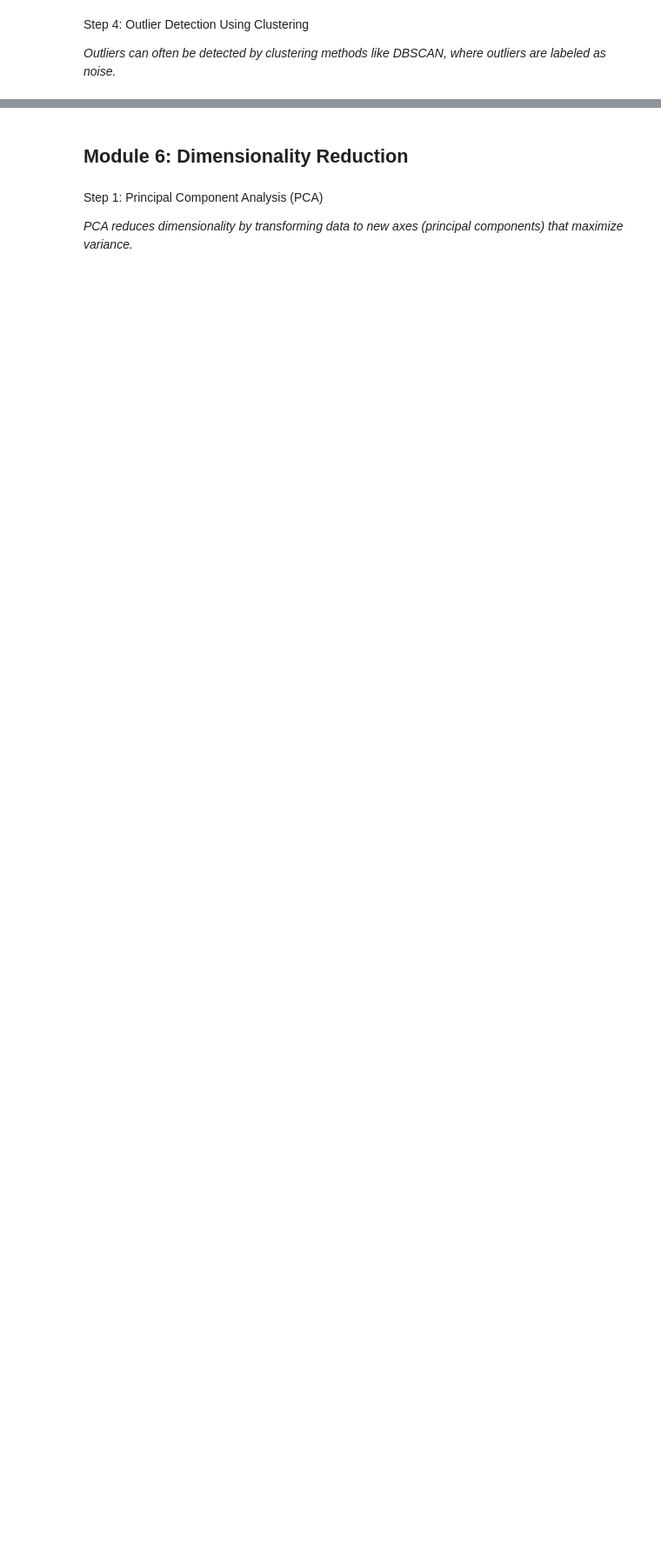
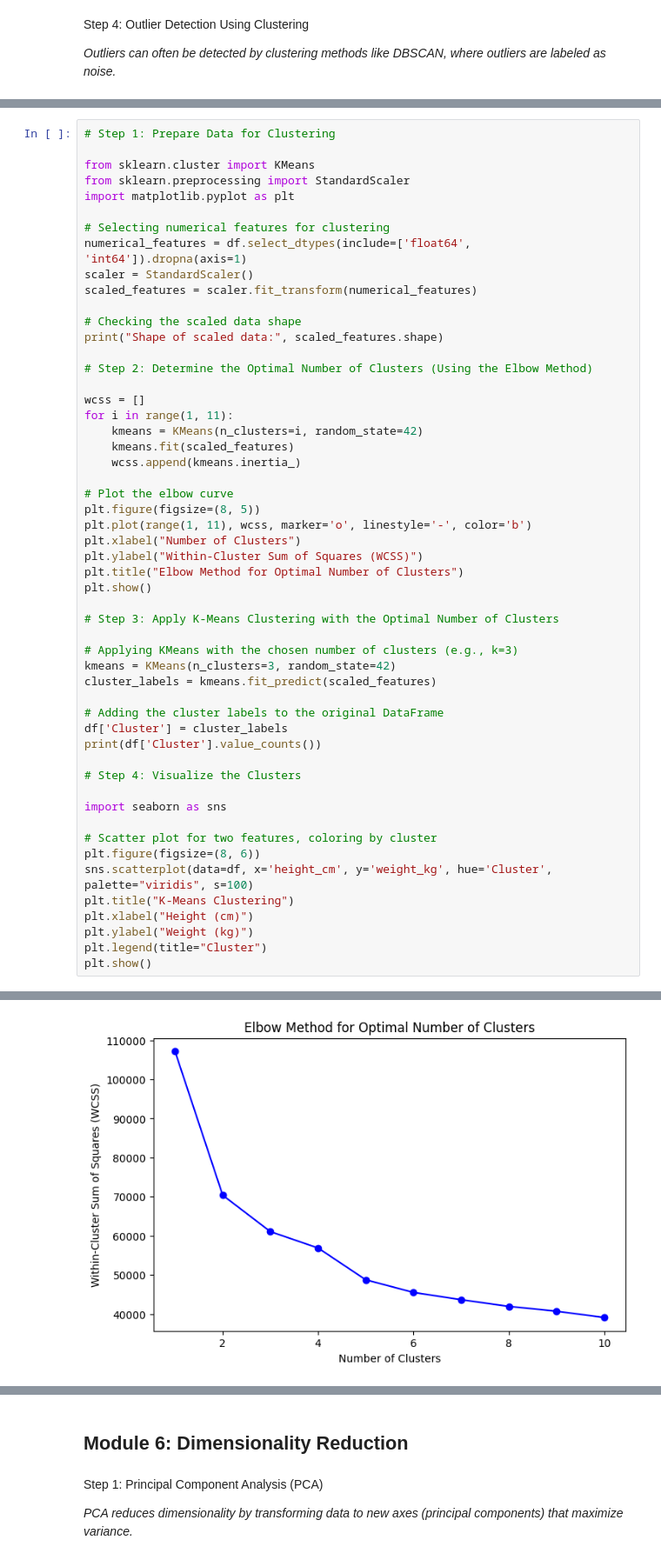
Before and after one commit to gayathrinair20/EDA-Theory-DA-21BDS0071, a Jupyter notebook: EDA_Theory_21BDS0071.ipynb, the cells around one changed output, grey strips where cells are left out. Shown at 87% size. Cells and saved outputs as stored; diff of their text form; blank space fills up the shorter version.

```diff
--- a/EDA_Theory_21BDS0071.ipynb
+++ b/EDA_Theory_21BDS0071.ipynb
@@ -484,0 +489,54 @@ plt.show()
+# %%
+# Step 1: Prepare Data for Clustering
+
+from sklearn.cluster import KMeans
+from sklearn.preprocessing import StandardScaler
+import matplotlib.pyplot as plt
+
+# Selecting numerical features for clustering
+numerical_features = df.select_dtypes(include=['float64', 'int64']).dropna(axis=1)
+scaler = StandardScaler()
+scaled_features = scaler.fit_transform(numerical_features)
+
+# Checking the scaled data shape
+print("Shape of scaled data:", scaled_features.shape)
+
+# Step 2: Determine the Optimal Number of Clusters (Using the Elbow Method)
+
+wcss = []
+for i in range(1, 11):
+    kmeans = KMeans(n_clusters=i, random_state=42)
+    kmeans.fit(scaled_features)
+    wcss.append(kmeans.inertia_)
+
+# Plot the elbow curve
+plt.figure(figsize=(8, 5))
+plt.plot(range(1, 11), wcss, marker='o', linestyle='-', color='b')
+plt.xlabel("Number of Clusters")
+plt.ylabel("Within-Cluster Sum of Squares (WCSS)")
+plt.title("Elbow Method for Optimal Number of Clusters")
+plt.show()
+
+# Step 3: Apply K-Means Clustering with the Optimal Number of Clusters
+
+# Applying KMeans with the chosen number of clusters (e.g., k=3)
+kmeans = KMeans(n_clusters=3, random_state=42)
+cluster_labels = kmeans.fit_predict(scaled_features)
+
+# Adding the cluster labels to the original DataFrame
+df['Cluster'] = cluster_labels
+print(df['Cluster'].value_counts())
+
+# Step 4: Visualize the Clusters
+
+import seaborn as sns
+
+# Scatter plot for two features, coloring by cluster
+plt.figure(figsize=(8, 6))
+sns.scatterplot(data=df, x='height_cm', y='weight_kg', hue='Cluster', palette="viridis", s=100)
+plt.title("K-Means Clustering")
+plt.xlabel("Height (cm)")
+plt.ylabel("Weight (kg)")
+plt.legend(title="Cluster")
+plt.show()
+# %% [output]
@@ -484,0 +544 @@ plt.show()
+[figure, added]
```
Also changed, not shown: parts of 2 cells of this notebook.
